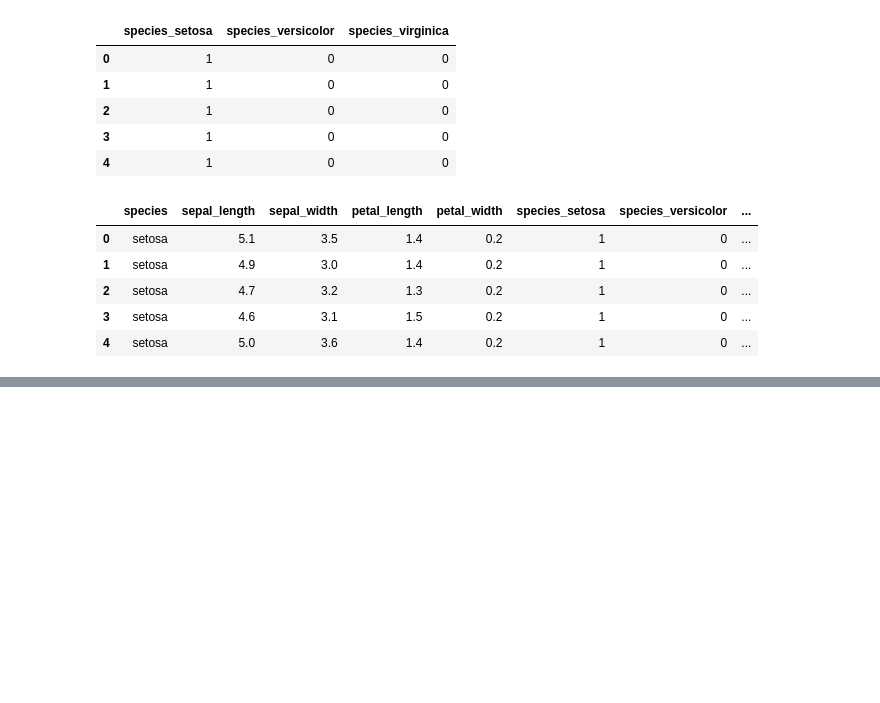
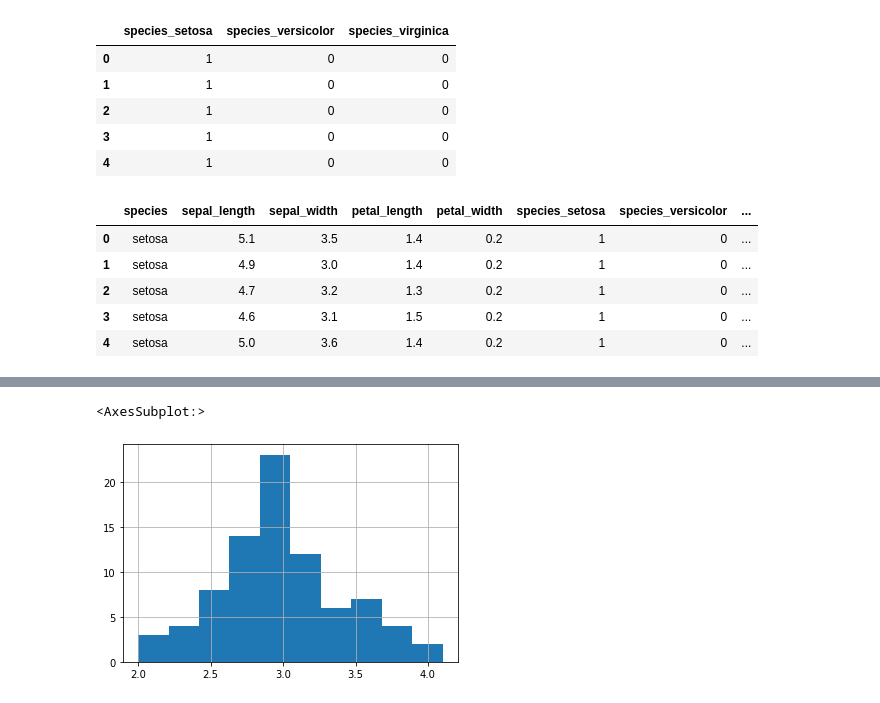
Before and after one commit to albertopuentes/classification-exercises, a Jupyter notebook: classification_exercises.ipynb, the cells around one changed output, grey strips where cells are left out. Cells and saved outputs as stored; diff of their text form; code cells hidden in the pictures; blank space fills up the shorter version.

```diff
--- a/classification_exercises.ipynb
+++ b/classification_exercises.ipynb
@@ -275,0 +352,5 @@ prep_iris(acquire.new_iris_data()).head()
+# %%
+train.sepal_width.hist()
+# %% [output]
+<AxesSubplot:>
+[figure, added]
```
Also changed, not shown: parts of 20 cells of this notebook.
